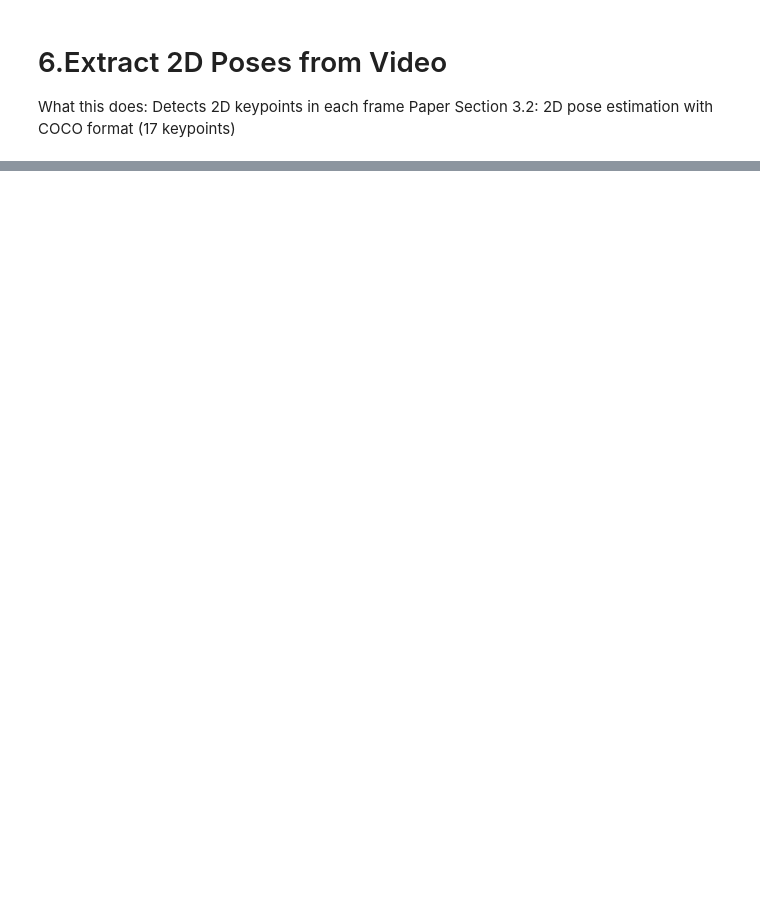
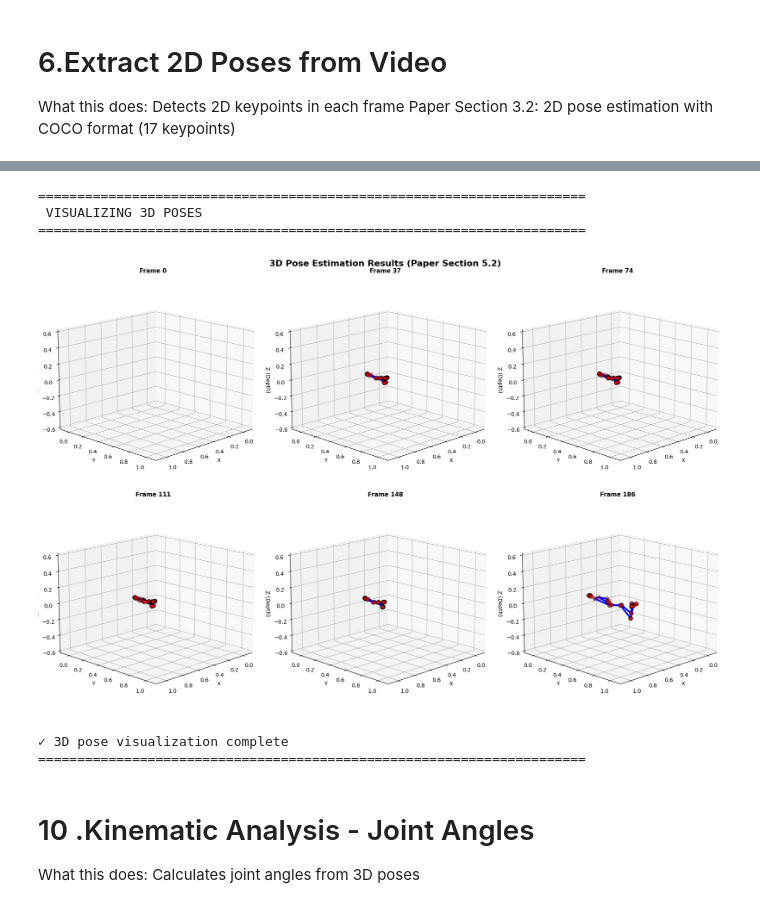
Before and after one commit to DeminiRajakaruna/RT-_CW_Group_No_23, a Jupyter notebook: NEW_PAPER.ipynb, the cells around one changed output, grey strips where cells are left out. Saved outputs shown, nothing was run; the diff lists cells and outputs as text; code cells hidden in the pictures; blank space fills up the shorter version.

```diff
--- a/NEW_PAPER.ipynb
+++ b/NEW_PAPER.ipynb
@@ -344,0 +558,67 @@ print("="*70)
+# %%
+print("\n" + "="*70)
+print(" VISUALIZING 3D POSES")
+print("="*70)
+
+def plot_3d_pose_single(ax, pose_3d, connections, title=""):
+    """Plot single 3D pose"""
+    # Filter valid points
+    valid = pose_3d[:, 2] != 0
+
+    # Plot keypoints
+    ax.scatter(pose_3d[valid, 0],
+               pose_3d[valid, 1],
+               pose_3d[valid, 2],
+               c='red', s=50, marker='o', edgecolors='black', linewidths=1.5)
+
+    # Plot skeleton
+    for connection in connections:
+        pt1_idx, pt2_idx = connection
+        if (pt1_idx < len(pose_3d) and pt2_idx < len(pose_3d) and
+            pose_3d[pt1_idx, 2] != 0 and pose_3d[pt2_idx, 2] != 0):
+            xs = [pose_3d[pt1_idx, 0], pose_3d[pt2_idx, 0]]
+            ys = [pose_3d[pt1_idx, 1], pose_3d[pt2_idx, 1]]
+            zs = [pose_3d[pt1_idx, 2], pose_3d[pt2_idx, 2]]
+            ax.plot(xs, ys, zs, 'b-', linewidth=3)
+
+    ax.set_xlabel('X', fontsize=10)
+    ax.set_ylabel('Y', fontsize=10)
+    ax.set_zlabel('Z (Depth)', fontsize=10)
+    ax.set_title(title, fontsize=11, fontweight='bold')
+
+    # Set equal aspect ratio
+    max_range = 0.6
+    center = 0.5
+    ax.set_xlim([center - max_range, center + max_range])
+    ax.set_ylim([center - max_range, center + max_range])
+    ax.set_zlim([-max_range, max_range])
+
+    # Set viewing angle
+    ax.view_init(elev=15, azim=45)
+
+# Visualize multiple 3D poses
+fig = plt.figure(figsize=(18, 12))
+
+sample_indices = np.linspace(0, len(poses_3d)-1, 6, dtype=int)
+
+for i, idx in enumerate(sample_indices):
+    ax = fig.add_subplot(2, 3, i+1, projection='3d')
+    plot_3d_pose_single(ax, poses_3d[idx], POSE_CONNECTIONS, f"Frame {idx}")
+
+plt.suptitle("3D Pose Estimation Results (Paper Section 5.2)",
+             fontsize=16, fontweight='bold')
+plt.tight_layout()
+plt.show()
+
+print("✓ 3D pose visualization complete")
+print("="*70)
+# %% [output]
+======================================================================
+ VISUALIZING 3D POSES
+======================================================================
+[figure, added]
+✓ 3D pose visualization complete
+======================================================================
+# %% [markdown]
+# 10 .Kinematic Analysis - Joint Angles
+What this does: Calculates joint angles from 3D poses
```
Also changed, not shown: parts of 14 cells of this notebook.
